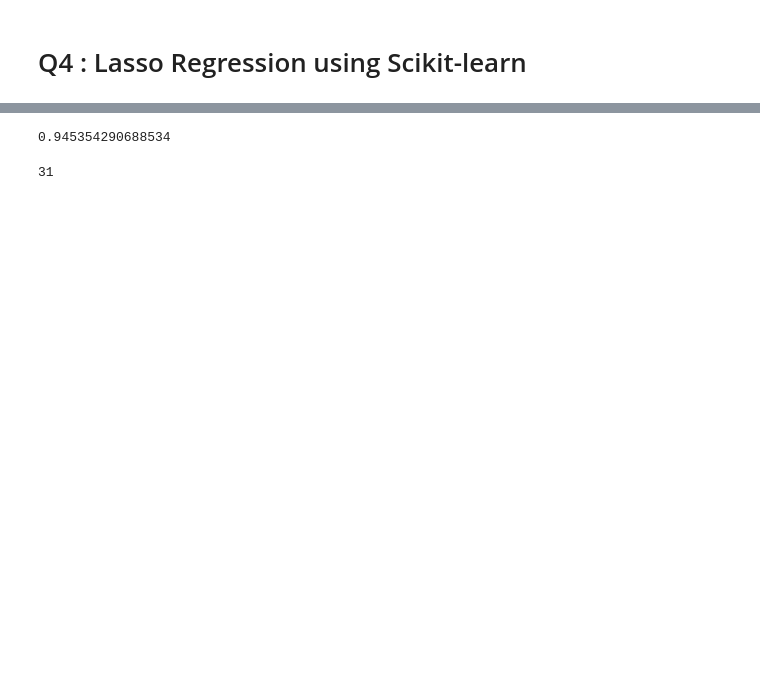
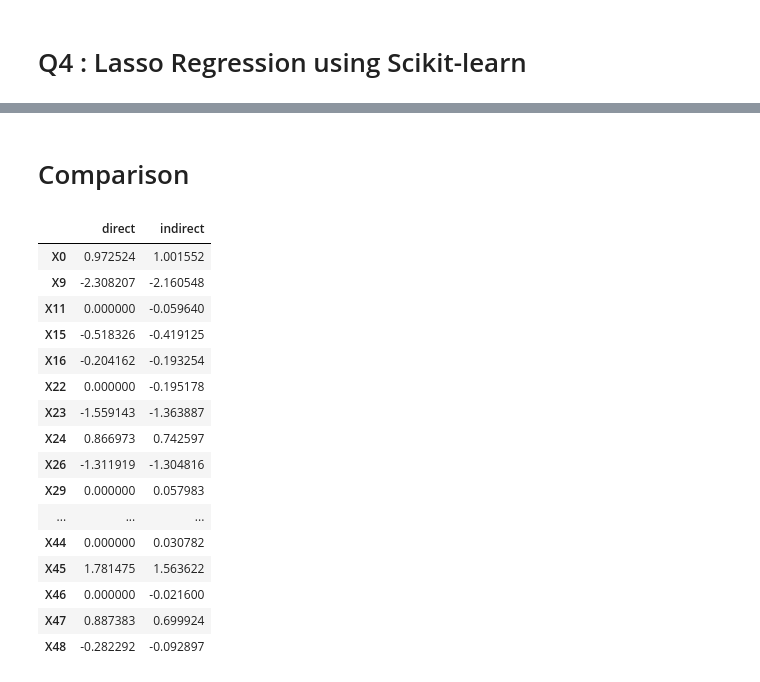
Before and after one commit to vivekmehendiratta/UT-Austin-MSBA, a Jupyter notebook: RM 294 - Optimization 1/Projects/Project 3/project_3.ipynb, the cells around one changed output, grey strips where cells are left out. Drawn from its saved outputs; the diff is of its cells as text; code cells hidden in the pictures; blank space fills up the shorter version.

```diff
--- a/RM 294 - Optimization 1/Projects/Project 3/project_3.ipynb
+++ b/RM 294 - Optimization 1/Projects/Project 3/project_3.ipynb
@@ -232,8 +222,2 @@ len(lasso.coef_)
-# %%
-X_train[1,1]
-# %% [output]
-0.945354290688534
-# %%
-sum(lasso.coef_ == 0)
-# %% [output]
-31
+# %% [markdown]
+# Comparison
@@ -239,0 +229,20 @@ sum(lasso.coef_ == 0)
+# %%
+beta_df[(beta_df['direct'] != 0) | (beta_df['indirect'] != 0)]
+# %% [output]
+|  | direct | indirect |
+| X0 | 0.972524 | 1.001552 |
+| X9 | -2.308207 | -2.160548 |
+| X11 | 0.000000 | -0.059640 |
+| X15 | -0.518326 | -0.419125 |
+| X16 | -0.204162 | -0.193254 |
+| X22 | 0.000000 | -0.195178 |
+| X23 | -1.559143 | -1.363887 |
+| X24 | 0.866973 | 0.742597 |
+| X26 | -1.311919 | -1.304816 |
+| X29 | 0.000000 | 0.057983 |
+| ... | ... | ... |
+| X44 | 0.000000 | 0.030782 |
+| X45 | 1.781475 | 1.563622 |
+| X46 | 0.000000 | -0.021600 |
+| X47 | 0.887383 | 0.699924 |
+| X48 | -0.282292 | -0.092897 |
```
Also changed, not shown: parts of 26 cells of this notebook, 2 other files.
